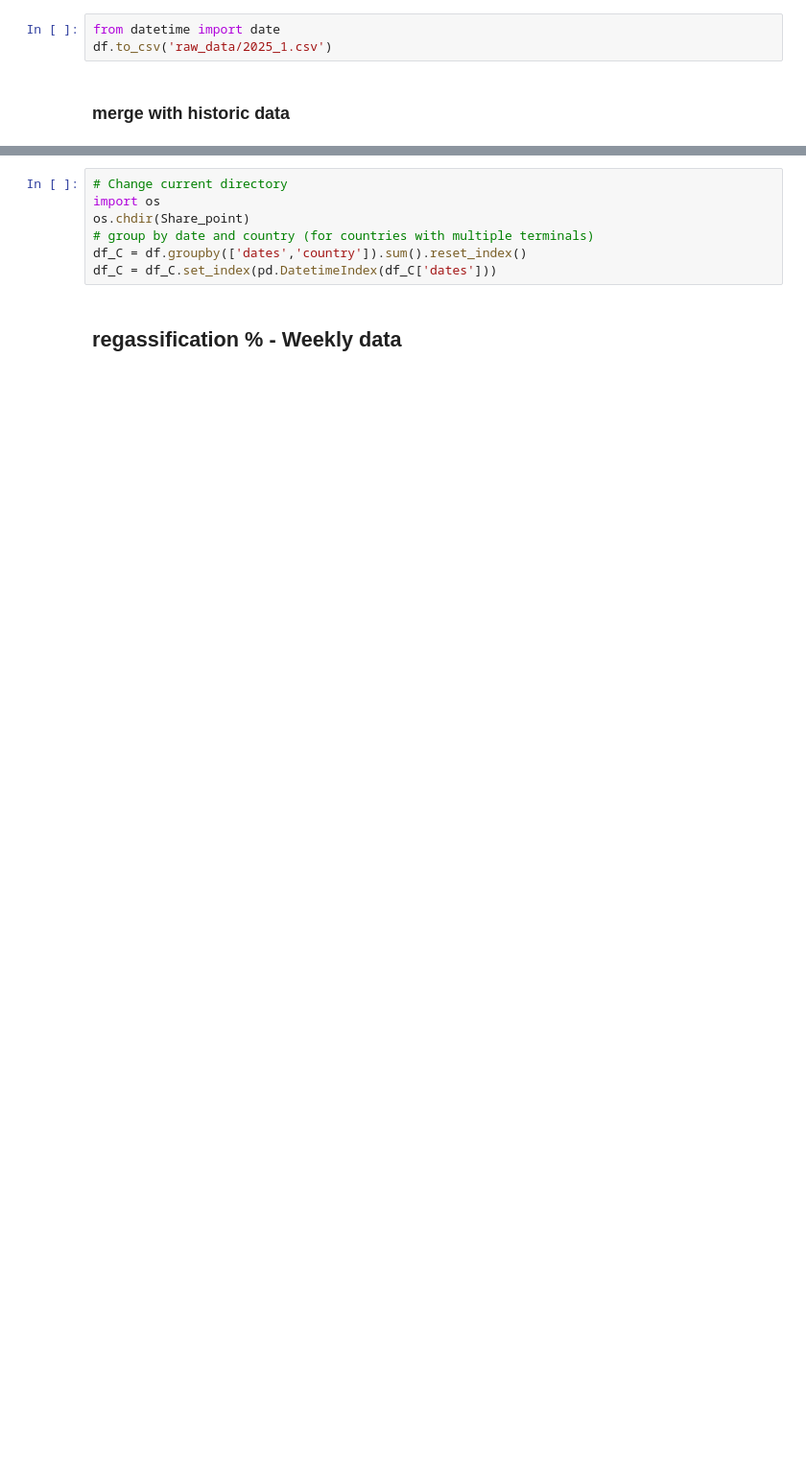
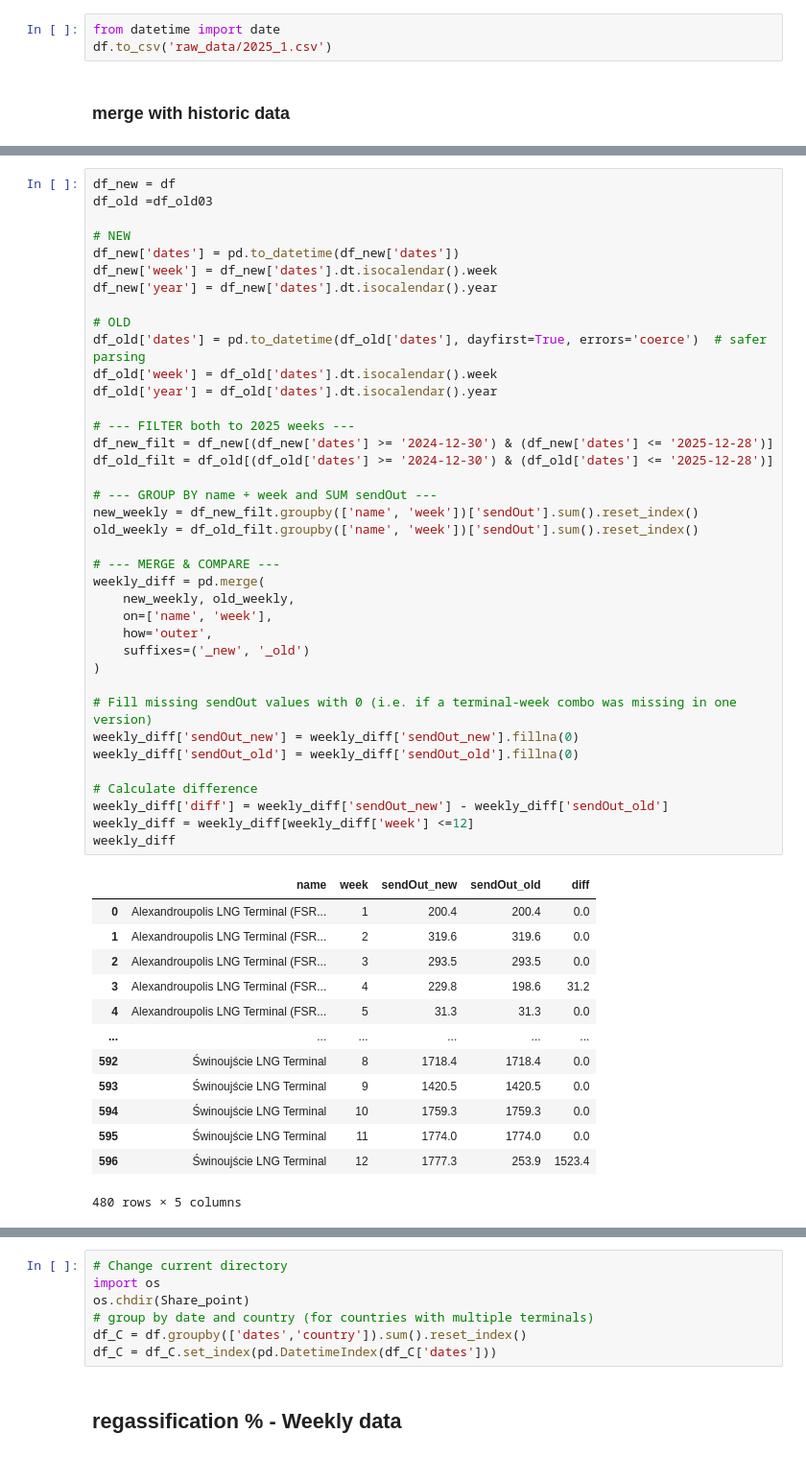
Before and after one commit to greenbruegel/gas-imports, a Jupyter notebook: weekly updates/1) LNG terminals.ipynb, the cells around one changed output, grey strips where cells are left out. Shown: that part at 96% size. Drawn from its saved outputs; the diff is of its cells as text; blank space fills up the shorter version.

```diff
--- a/weekly updates/1) LNG terminals.ipynb
+++ b/weekly updates/1) LNG terminals.ipynb
@@ -170,0 +213,52 @@ df = df.sort_values(by='dates')
+# %%
+df_new = df
+df_old =df_old03
+
+# NEW
+df_new['dates'] = pd.to_datetime(df_new['dates'])
+df_new['week'] = df_new['dates'].dt.isocalendar().week
+df_new['year'] = df_new['dates'].dt.isocalendar().year
+
+# OLD
+df_old['dates'] = pd.to_datetime(df_old['dates'], dayfirst=True, errors='coerce')  # safer parsing
+df_old['week'] = df_old['dates'].dt.isocalendar().week
+df_old['year'] = df_old['dates'].dt.isocalendar().year
+
+# --- FILTER both to 2025 weeks ---
+df_new_filt = df_new[(df_new['dates'] >= '2024-12-30') & (df_new['dates'] <= '2025-12-28')]
+df_old_filt = df_old[(df_old['dates'] >= '2024-12-30') & (df_old['dates'] <= '2025-12-28')]
+
+# --- GROUP BY name + week and SUM sendOut ---
+new_weekly = df_new_filt.groupby(['name', 'week'])['sendOut'].sum().reset_index()
+old_weekly = df_old_filt.groupby(['name', 'week'])['sendOut'].sum().reset_index()
+
+# --- MERGE & COMPARE ---
+weekly_diff = pd.merge(
+    new_weekly, old_weekly,
+    on=['name', 'week'],
+    how='outer',
+    suffixes=('_new', '_old')
+)
+
+# Fill missing sendOut values with 0 (i.e. if a terminal-week combo was missing in one version)
+weekly_diff['sendOut_new'] = weekly_diff['sendOut_new'].fillna(0)
+weekly_diff['sendOut_old'] = weekly_diff['sendOut_old'].fillna(0)
+
+# Calculate difference
+weekly_diff['diff'] = weekly_diff['sendOut_new'] - weekly_diff['sendOut_old']
+weekly_diff = weekly_diff[weekly_diff['week'] <=12]
+weekly_diff
+# %% [output]
+|  | name | week | sendOut_new | sendOut_old | diff |
+| 0 | Alexandroupolis LNG Terminal (FSR... | 1 | 200.4 | 200.4 | 0.0 |
+| 1 | Alexandroupolis LNG Terminal (FSR... | 2 | 319.6 | 319.6 | 0.0 |
+| 2 | Alexandroupolis LNG Terminal (FSR... | 3 | 293.5 | 293.5 | 0.0 |
+| 3 | Alexandroupolis LNG Terminal (FSR... | 4 | 229.8 | 198.6 | 31.2 |
+| 4 | Alexandroupolis LNG Terminal (FSR... | 5 | 31.3 | 31.3 | 0.0 |
+| ... | ... | ... | ... | ... | ... |
+| 592 | Świnoujście LNG Terminal | 8 | 1718.4 | 1718.4 | 0.0 |
+| 593 | Świnoujście LNG Terminal | 9 | 1420.5 | 1420.5 | 0.0 |
+| 594 | Świnoujście LNG Terminal | 10 | 1759.3 | 1759.3 | 0.0 |
+| 595 | Świnoujście LNG Terminal | 11 | 1774.0 | 1774.0 | 0.0 |
+| 596 | Świnoujście LNG Terminal | 12 | 1777.3 | 253.9 | 1523.4 |
+480 rows × 5 columns
```
Also changed, not shown: parts of 11 cells of this notebook.
